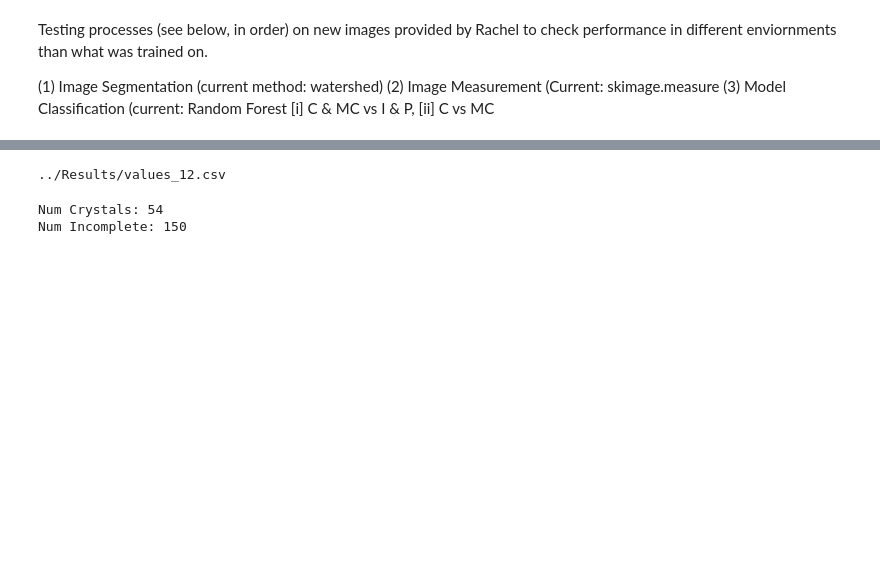
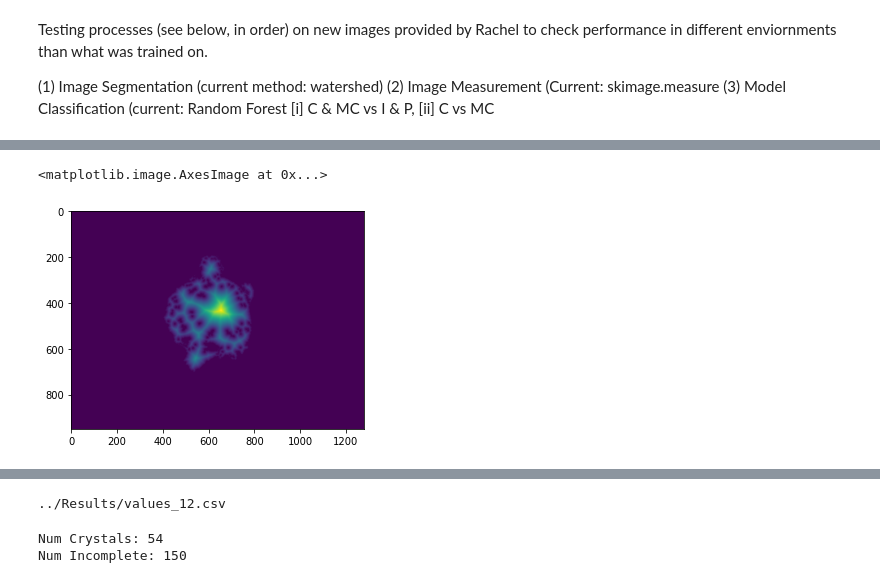
Before and after one commit to jepietryga/colloidalcrystal_ml, a Jupyter notebook: Notebooks/RF_Tests_New_Images.ipynb, the cells around one changed output, grey strips where cells are left out. Saved outputs shown, nothing was run; the diff lists cells and outputs as text; code cells hidden in the pictures; blank space fills up the shorter version.

```diff
--- a/Notebooks/RF_Tests_New_Images.ipynb
+++ b/Notebooks/RF_Tests_New_Images.ipynb
@@ -42,3 +42,8 @@ plt.imshow(IS.markers)
+# %%
+plt.imshow(cv2.distanceTransform(IS.thresh,cv2.DIST_L2,5))
+# %% [output]
+<matplotlib.image.AxesImage at 0x...>
+[figure, added]
 # %%
 # Quick check so one can see what region was "forgotten" by image segmenter
 img_forgotten = copy.deepcopy(IS.img2)
```
Also changed, not shown: parts of 3 cells of this notebook, 45 other files.
